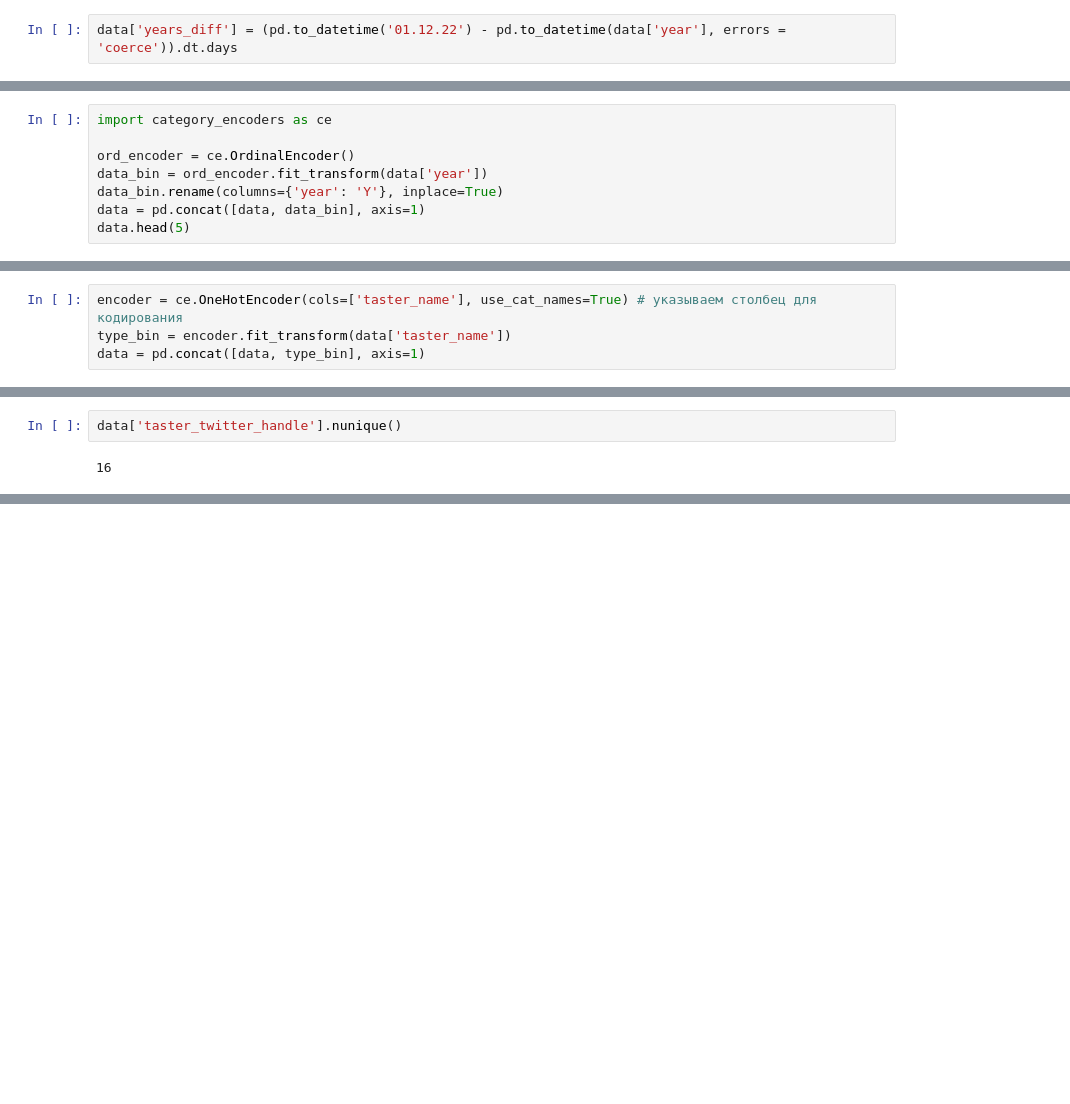
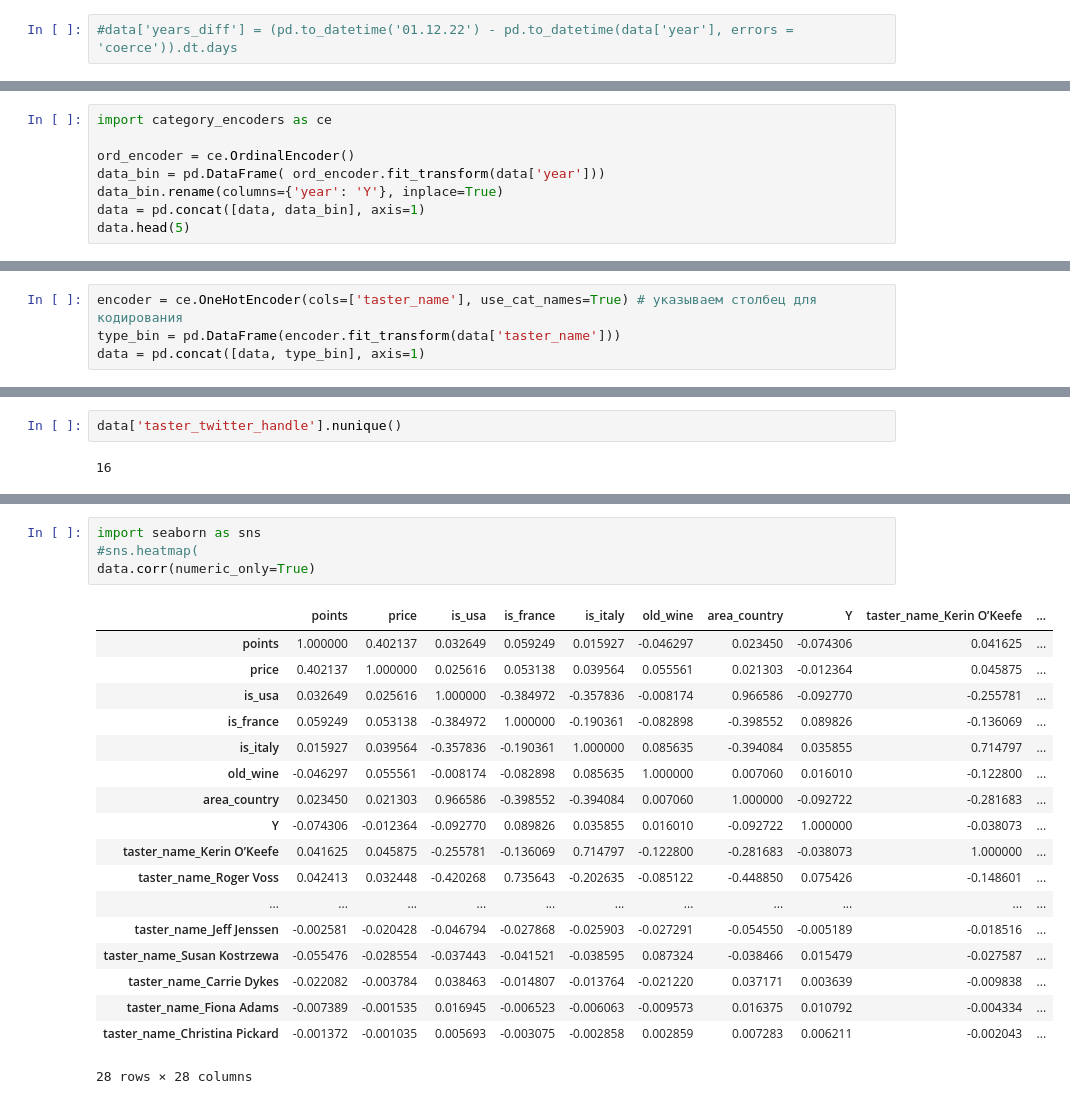
Before and after one commit to Dennniskoo/data_science, a Jupyter notebook: SkillFactory/EDA/EDA4.ipynb, the cells around one changed output, grey strips where cells are left out. Saved outputs shown, nothing was run; the diff lists cells and outputs as text; blank space fills up the shorter version.

```diff
--- a/SkillFactory/EDA/EDA4.ipynb
+++ b/SkillFactory/EDA/EDA4.ipynb
@@ -116,5 +118,5 @@ data[data['title']=='Gård 2014 Grand Klasse Reserve Lawrence Vineyards Viognier
 94    9372610.0
 Name: area_country, dtype: float64
 # %%
-data['years_diff'] = (pd.to_datetime('01.12.22') - pd.to_datetime(data['year'], errors = 'coerce')).dt.days
+#data['years_diff'] = (pd.to_datetime('01.12.22') - pd.to_datetime(data['year'], errors = 'coerce')).dt.days
 # %%
@@ -125,7 +125,7 @@ data['years_diff'].max()
 import category_encoders as ce
 
 ord_encoder = ce.OrdinalEncoder()
-data_bin = ord_encoder.fit_transform(data['year'])
+data_bin = pd.DataFrame( ord_encoder.fit_transform(data['year']))
 data_bin.rename(columns={'year': 'Y'}, inplace=True)
 data = pd.concat([data, data_bin], axis=1)
 data.head(5)
@@ -140,6 +139,6 @@ data.head(5)
 # %%
 encoder = ce.OneHotEncoder(cols=['taster_name'], use_cat_names=True) # указываем столбец для кодирования
-type_bin = encoder.fit_transform(data['taster_name'])
+type_bin = pd.DataFrame(encoder.fit_transform(data['taster_name']))
 data = pd.concat([data, type_bin], axis=1)
 # %%
 data.head(2)
@@ -163,0 +163,23 @@ data['price'][129968]
+# %%
+import seaborn as sns
+#sns.heatmap(
+data.corr(numeric_only=True)
+# %% [output]
+|  | points | price | is_usa | is_france | is_italy | old_wine | area_country | Y | taster_name_Kerin O’Keefe | ... |
+| points | 1.000000 | 0.402137 | 0.032649 | 0.059249 | 0.015927 | -0.046297 | 0.023450 | -0.074306 | 0.041625 | ... |
+| price | 0.402137 | 1.000000 | 0.025616 | 0.053138 | 0.039564 | 0.055561 | 0.021303 | -0.012364 | 0.045875 | ... |
+| is_usa | 0.032649 | 0.025616 | 1.000000 | -0.384972 | -0.357836 | -0.008174 | 0.966586 | -0.092770 | -0.255781 | ... |
+| is_france | 0.059249 | 0.053138 | -0.384972 | 1.000000 | -0.190361 | -0.082898 | -0.398552 | 0.089826 | -0.136069 | ... |
+| is_italy | 0.015927 | 0.039564 | -0.357836 | -0.190361 | 1.000000 | 0.085635 | -0.394084 | 0.035855 | 0.714797 | ... |
+| old_wine | -0.046297 | 0.055561 | -0.008174 | -0.082898 | 0.085635 | 1.000000 | 0.007060 | 0.016010 | -0.122800 | ... |
+| area_country | 0.023450 | 0.021303 | 0.966586 | -0.398552 | -0.394084 | 0.007060 | 1.000000 | -0.092722 | -0.281683 | ... |
+| Y | -0.074306 | -0.012364 | -0.092770 | 0.089826 | 0.035855 | 0.016010 | -0.092722 | 1.000000 | -0.038073 | ... |
+| taster_name_Kerin O’Keefe | 0.041625 | 0.045875 | -0.255781 | -0.136069 | 0.714797 | -0.122800 | -0.281683 | -0.038073 | 1.000000 | ... |
+| taster_name_Roger Voss | 0.042413 | 0.032448 | -0.420268 | 0.735643 | -0.202635 | -0.085122 | -0.448850 | 0.075426 | -0.148601 | ... |
+| ... | ... | ... | ... | ... | ... | ... | ... | ... | ... | ... |
+| taster_name_Jeff Jenssen | -0.002581 | -0.020428 | -0.046794 | -0.027868 | -0.025903 | -0.027291 | -0.054550 | -0.005189 | -0.018516 | ... |
+| taster_name_Susan Kostrzewa | -0.055476 | -0.028554 | -0.037443 | -0.041521 | -0.038595 | 0.087324 | -0.038466 | 0.015479 | -0.027587 | ... |
+| taster_name_Carrie Dykes | -0.022082 | -0.003784 | 0.038463 | -0.014807 | -0.013764 | -0.021220 | 0.037171 | 0.003639 | -0.009838 | ... |
+| taster_name_Fiona Adams | -0.007389 | -0.001535 | 0.016945 | -0.006523 | -0.006063 | -0.009573 | 0.016375 | 0.010792 | -0.004334 | ... |
+| taster_name_Christina Pickard | -0.001372 | -0.001035 | 0.005693 | -0.003075 | -0.002858 | 0.002859 | 0.007283 | 0.006211 | -0.002043 | ... |
+28 rows × 28 columns
```
Also changed, not shown: parts of 7 cells of this notebook, 8 other files.
